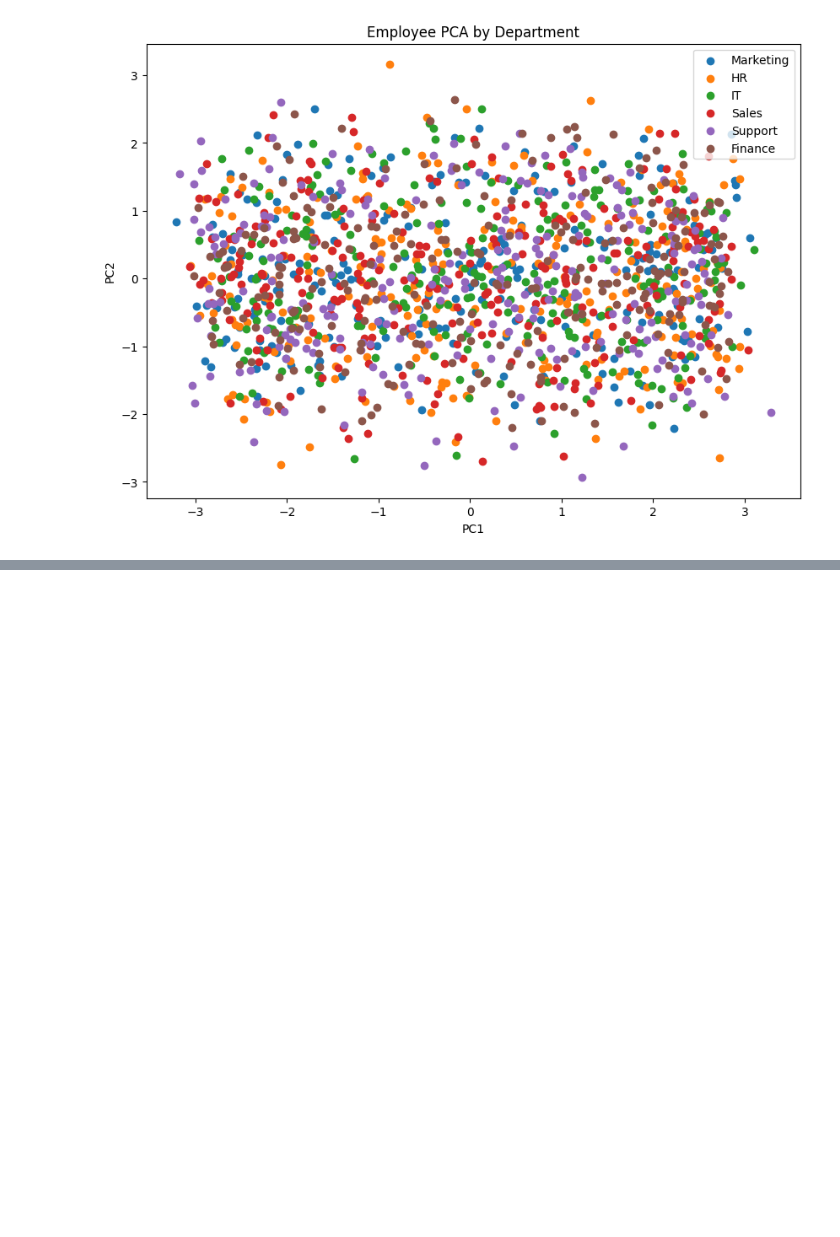
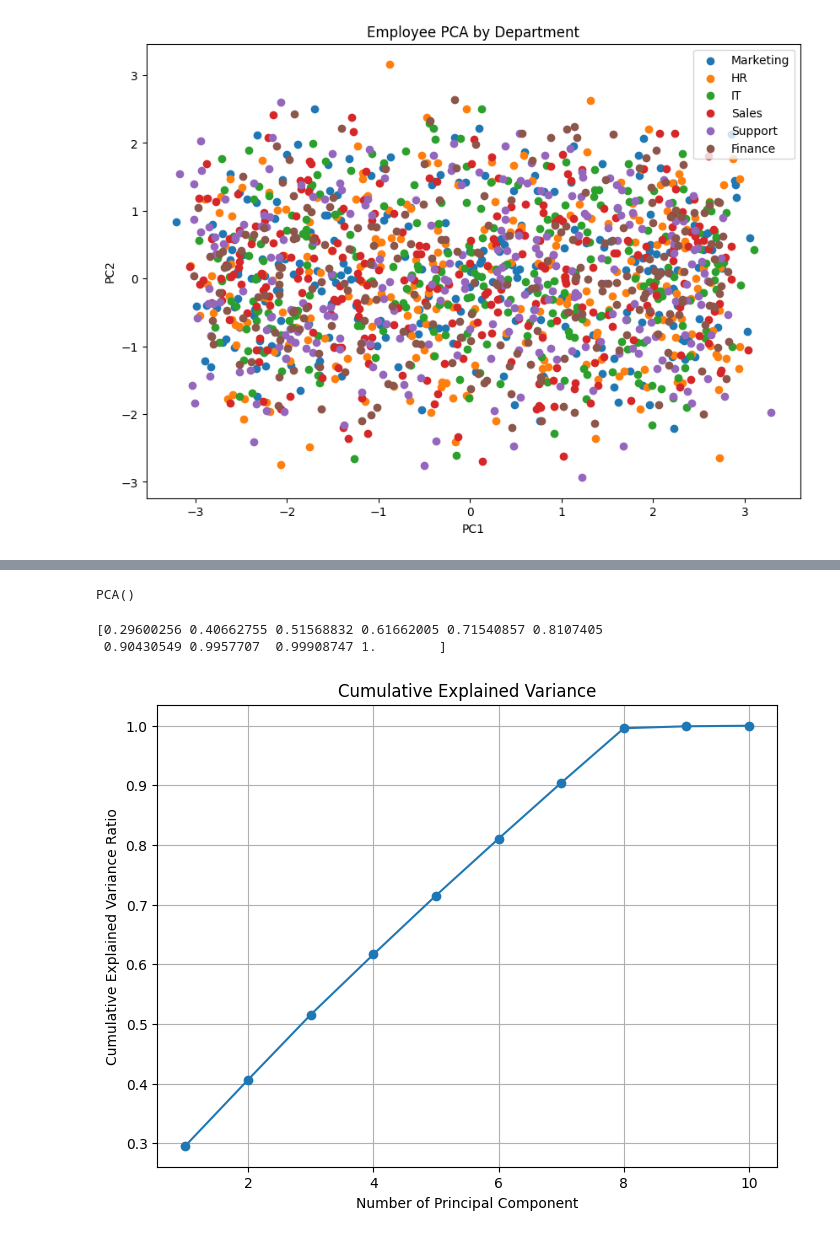
Before and after one commit to ghosh-vishnu/Python_Evening-AI-ML-5-30-PM, a Jupyter notebook: pca.ipynb, the cells around one changed output, grey strips where cells are left out. Drawn from its saved outputs; the diff is of its cells as text; code cells hidden in the pictures; blank space fills up the shorter version.

```diff
--- a/pca.ipynb
+++ b/pca.ipynb
@@ -390,2 +443,4 @@ plt.show()
 # %%
-pca_all=pca()
+pca_all
+# %% [output]
+PCA()
@@ -391,0 +449,19 @@ pca_all=pca()
+# %%
+cumulative_variance=np.cumsum(pca_all.explained_variance_ratio_)
+print(cumulative_variance)
+# %% [output]
+[0.29600256 0.40662755 0.51568832 0.61662005 0.71540857 0.8107405
+ 0.90430549 0.9957707  0.99908747 1.        ]
+# %%
+plt.figure(figsize=(8,6))
+plt.plot(range(1,len(cumulative_variance)+1),
+         cumulative_variance,
+         marker='o',
+         )
+plt.xlabel("Number of Principal Component")
+plt.ylabel("Cumulative Explained Variance Ratio")
+plt.title("Cumulative Explained Variance")
+plt.grid(True)
+plt.show()
+# %% [output]
+[figure, added]
```
Also changed, not shown: parts of 17 cells of this notebook.
